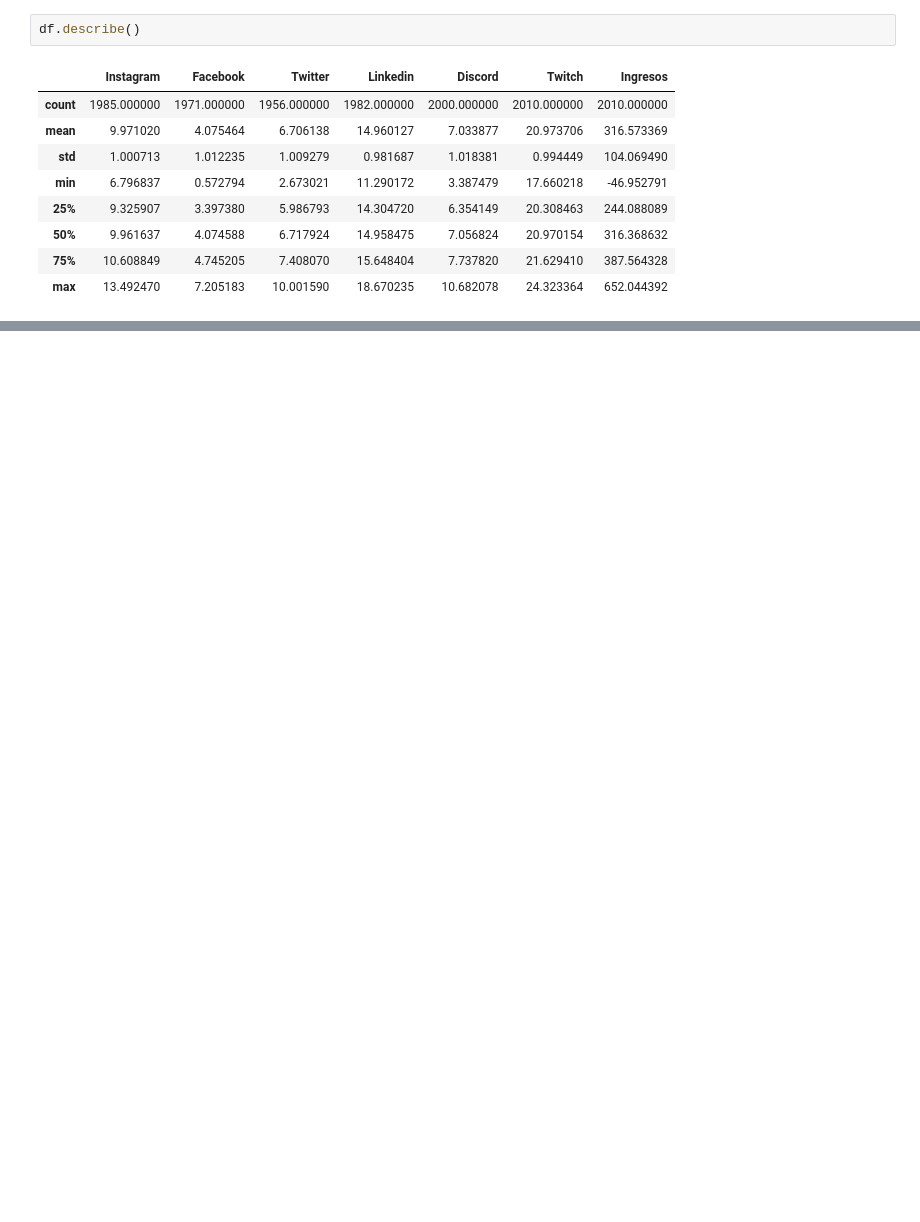
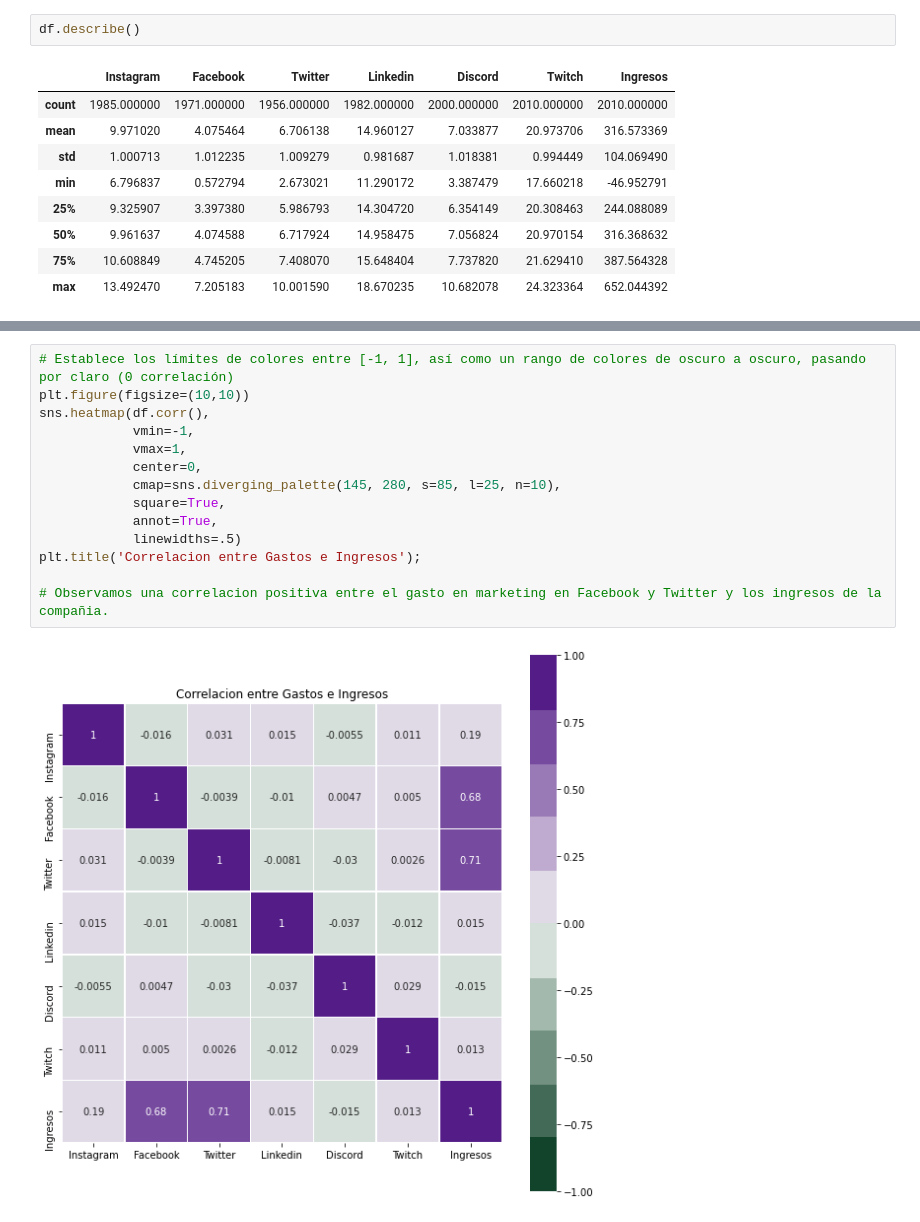
Before and after one commit to Jcornejo85/JOBMadrid21, a Jupyter notebook: Data/JobMadrid21.ipynb, the cells around one changed output, grey strips where cells are left out. Cells and saved outputs as stored; diff of their text form; blank space fills up the shorter version.

```diff
--- a/Data/JobMadrid21.ipynb
+++ b/Data/JobMadrid21.ipynb
@@ -298,0 +114,16 @@ from sklearn.preprocessing import StandardScaler
+# %%
+# Establece los límites de colores entre [-1, 1], así como un rango de colores de oscuro a oscuro, pasando por claro (0 correlación)
+plt.figure(figsize=(10,10))
+sns.heatmap(df.corr(),
+            vmin=-1,
+            vmax=1,
+            center=0,
+            cmap=sns.diverging_palette(145, 280, s=85, l=25, n=10),
+            square=True,
+            annot=True,
+            linewidths=.5)
+plt.title('Correlacion entre Gastos e Ingresos');
+
+# Observamos una correlacion positiva entre el gasto en marketing en Facebook y Twitter y los ingresos de la compañia.
+# %% [output]
+[figure, added]
```
Also changed, not shown: parts of 75 cells of this notebook.
